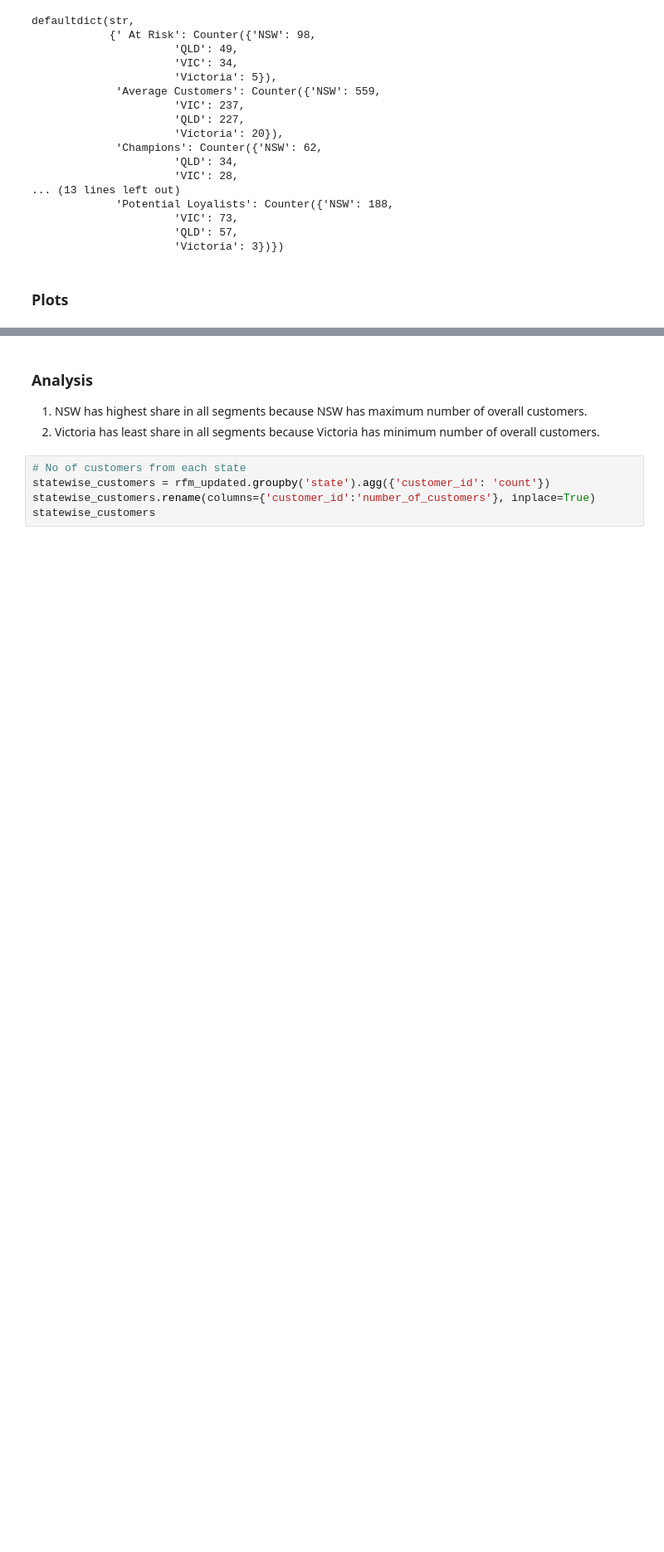
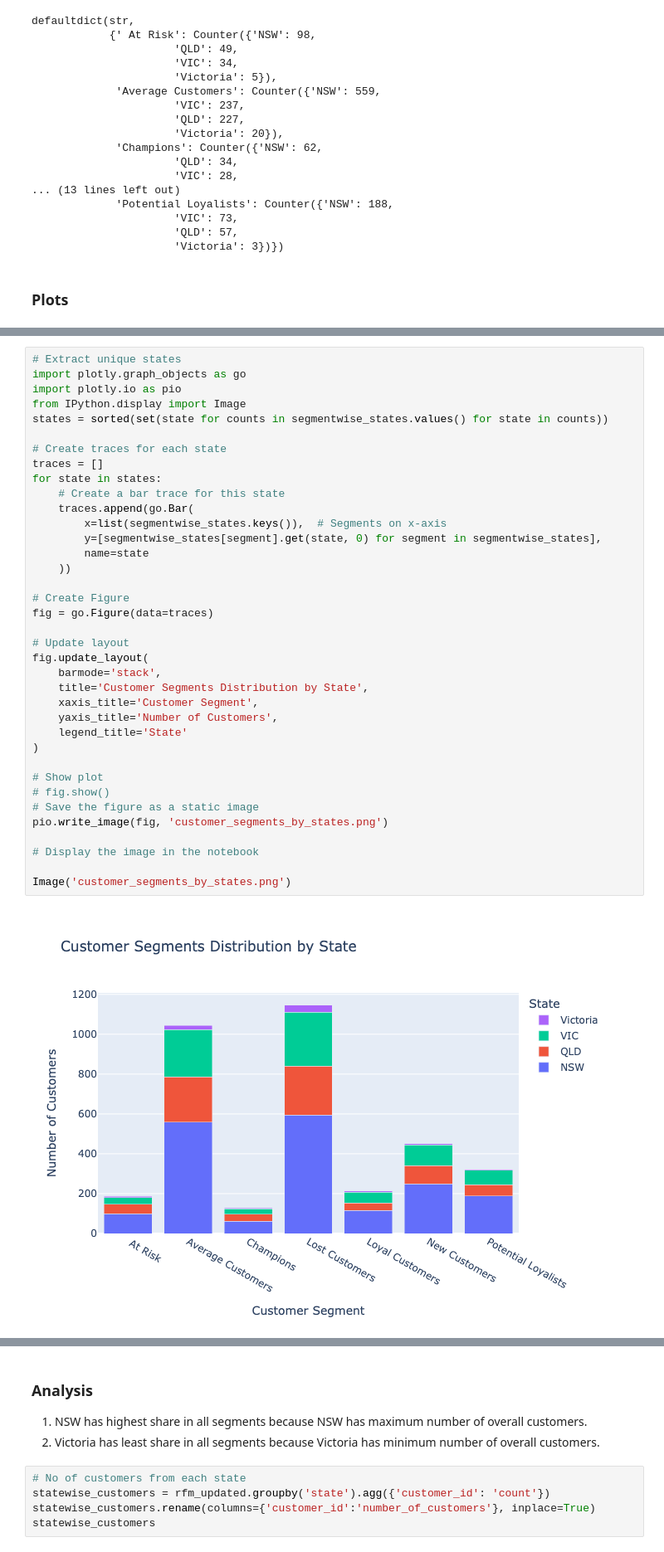
Before and after one commit to tanu-khanuja/customer_segmentation, a Jupyter notebook: notebooks/combined_data_analysis.ipynb, the cells around one changed output, grey strips where cells are left out. Shown at 83% size. Cells and saved outputs as stored; diff of their text form; blank space fills up the shorter version.

```diff
--- a/notebooks/combined_data_analysis.ipynb
+++ b/notebooks/combined_data_analysis.ipynb
@@ -208,0 +164,39 @@ for j in range(i+1, len(axes)):  # i will be last index value from previous for
+# %%
+# Extract unique states
+import plotly.graph_objects as go
+import plotly.io as pio
+from IPython.display import Image
+states = sorted(set(state for counts in segmentwise_states.values() for state in counts))
+
+# Create traces for each state
+traces = []
+for state in states:
+    # Create a bar trace for this state
+    traces.append(go.Bar(
+        x=list(segmentwise_states.keys()),  # Segments on x-axis
+        y=[segmentwise_states[segment].get(state, 0) for segment in segmentwise_states],
+        name=state
+    ))
+
+# Create Figure
+fig = go.Figure(data=traces)
+
+# Update layout
+fig.update_layout(
+    barmode='stack',
+    title='Customer Segments Distribution by State',
+    xaxis_title='Customer Segment',
+    yaxis_title='Number of Customers',
+    legend_title='State'
+)
+
+# Show plot
+# fig.show()
+# Save the figure as a static image
+pio.write_image(fig, 'customer_segments_by_states.png')
+
+# Display the image in the notebook
+
+Image('customer_segments_by_states.png')
+# %% [output]
+[figure, added]
```
Also changed, not shown: parts of 7 cells of this notebook, 12 other files.
